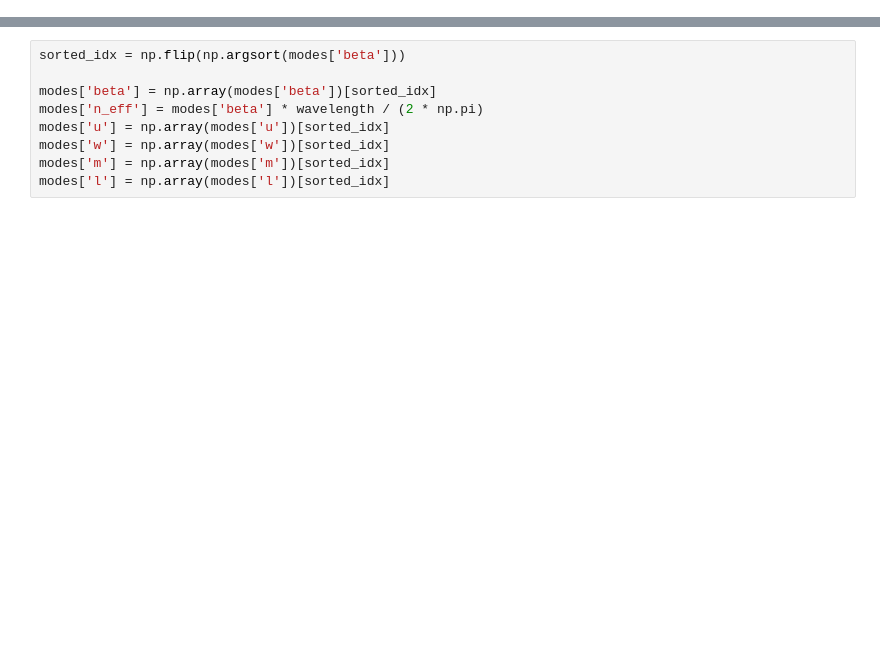
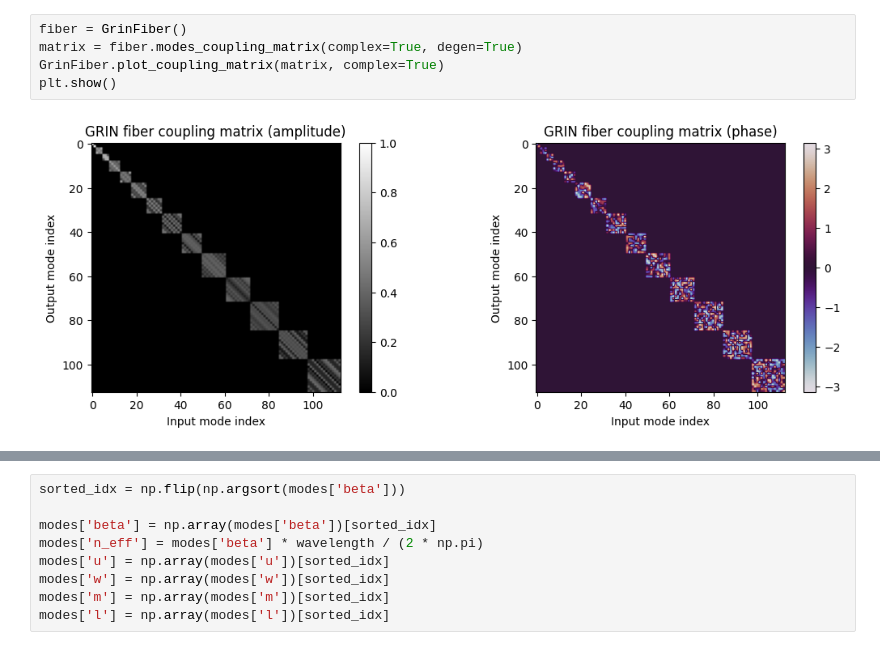
Before and after one commit to jysru/MMF_LP_modes, a Jupyter notebook: notebooks/test_fiber.ipynb, the cells around one changed output, grey strips where cells are left out. Saved outputs shown, nothing was run; the diff lists cells and outputs as text; blank space fills up the shorter version.

```diff
--- a/notebooks/test_fiber.ipynb
+++ b/notebooks/test_fiber.ipynb
@@ -0,0 +16,7 @@
+# %%
+fiber = GrinFiber()
+matrix = fiber.modes_coupling_matrix(complex=True, degen=True)
+GrinFiber.plot_coupling_matrix(matrix, complex=True)
+plt.show()
+# %% [output]
+[figure, added]
```
Also changed, not shown: parts of 14 cells of this notebook.
